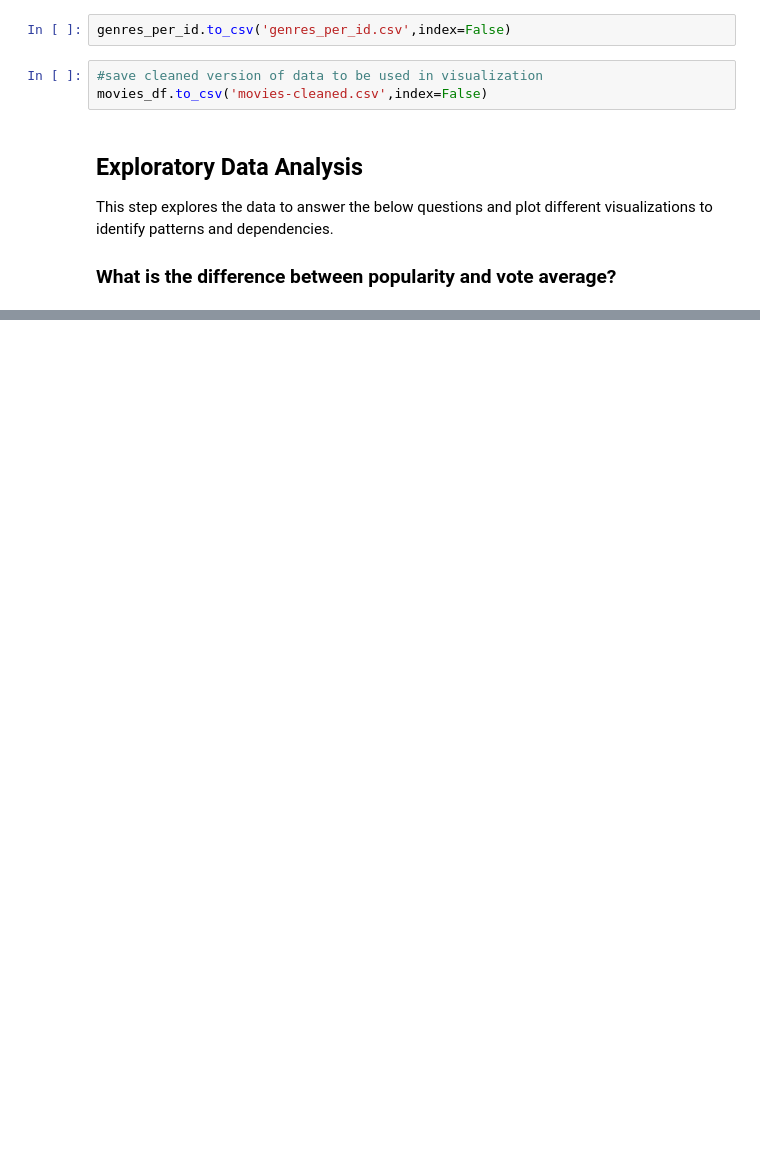
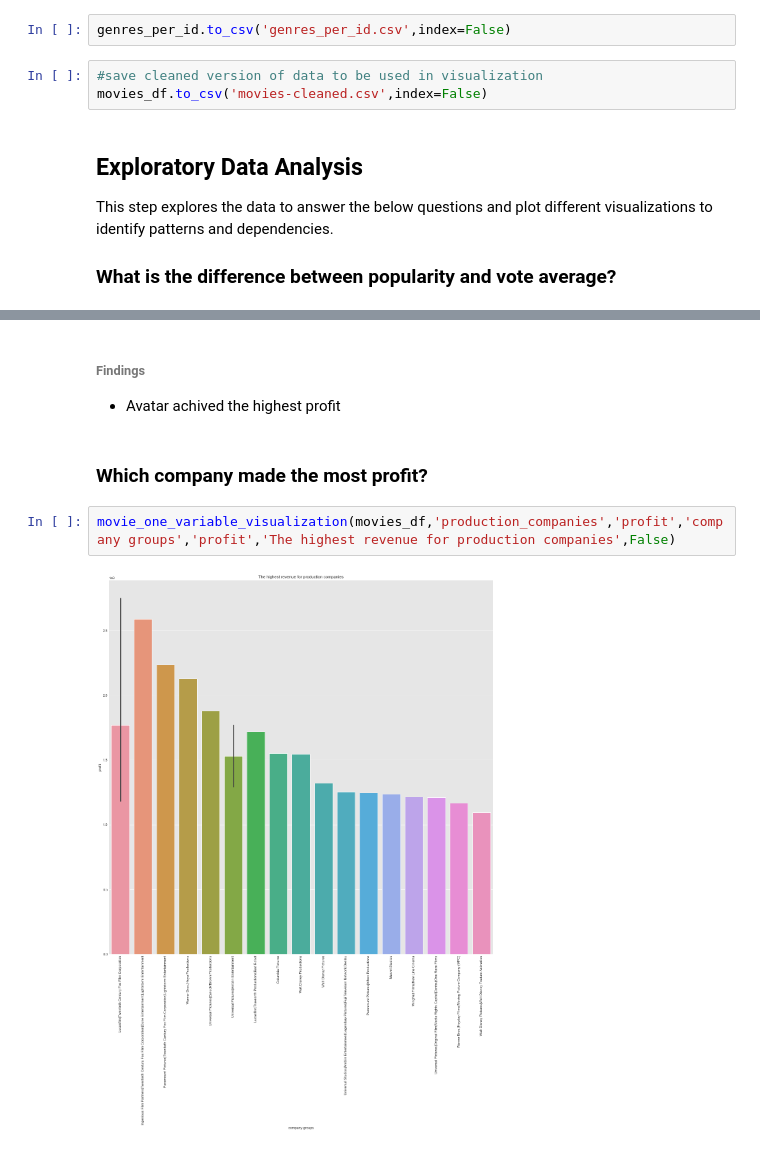
Before and after one commit to hagerElsehaimy/TMDb, a Jupyter notebook: TMDb.ipynb, the cells around one changed output, grey strips where cells are left out. Cells and saved outputs as stored; diff of their text form; blank space fills up the shorter version.

```diff
--- a/TMDb.ipynb
+++ b/TMDb.ipynb
@@ -452,0 +484,9 @@ movie_one_variable_visualization(movies_df,'original_title','revenue_adj','Movie
+# %% [markdown]
+###### Findings
+- Avatar achived the highest profit
+# %% [markdown]
+### Which company made the most profit?
+# %%
+movie_one_variable_visualization(movies_df,'production_companies','profit','company groups','profit','The highest revenue for production companies',False)
+# %% [output]
+[figure, added]
```
Also changed, not shown: parts of 21 cells of this notebook.
